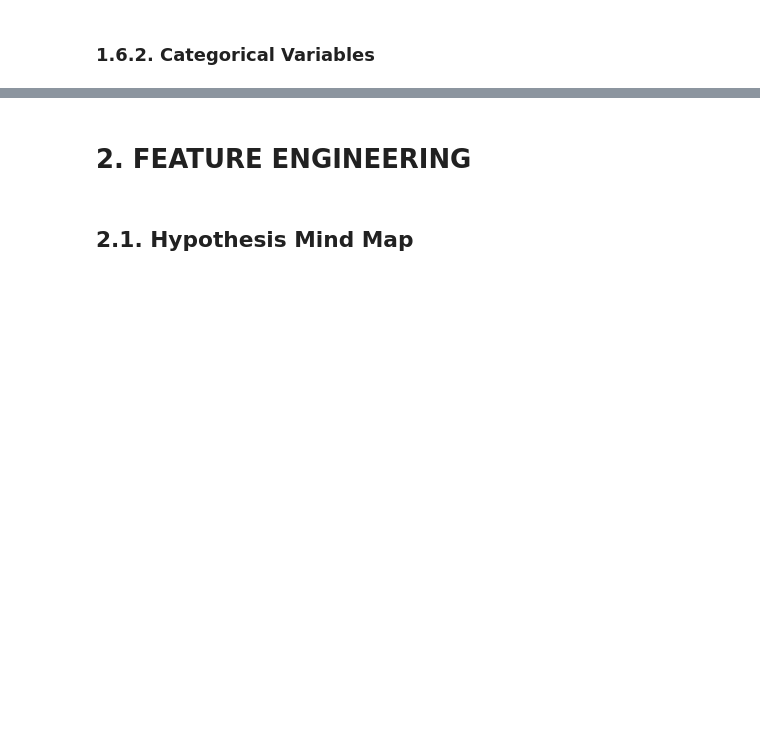
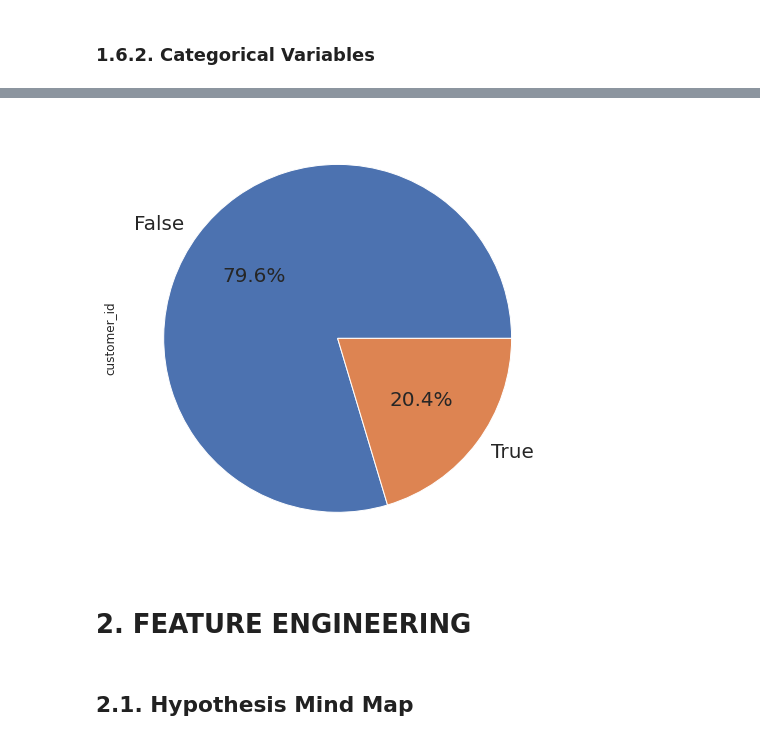
Before and after one commit to diandramelo/Churn_Prediction, a Jupyter notebook: v01-churn_prediction.ipynb, the cells around one changed output, grey strips where cells are left out. Drawn from its saved outputs; the diff is of its cells as text; code cells hidden in the pictures; blank space fills up the shorter version.

```diff
--- a/v01-churn_prediction.ipynb
+++ b/v01-churn_prediction.ipynb
@@ -218,8 +313,10 @@ cat_attributes.head()
 # %%
 # # exited
 # plt.subplot = (3, 2, 5)
-# data = df1.groupby('exited')['customer_id'].count()
-# data.plot.pie(autopct = '%.1f%%', subplots = True);
+data = df1.groupby('exited')['customer_id'].count()
+data.plot.pie(autopct = '%.1f%%', subplots = True, textprops = {'fontsize': 20});
+# %% [output]
+[figure, added]
 # %% [markdown]
 # 2. FEATURE ENGINEERING
 # %%
```
Also changed, not shown: parts of 86 cells of this notebook.
